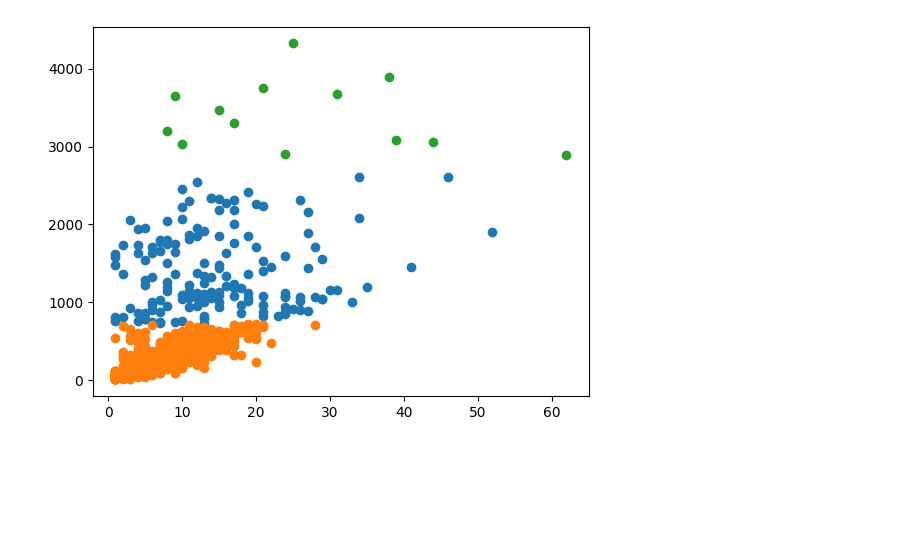
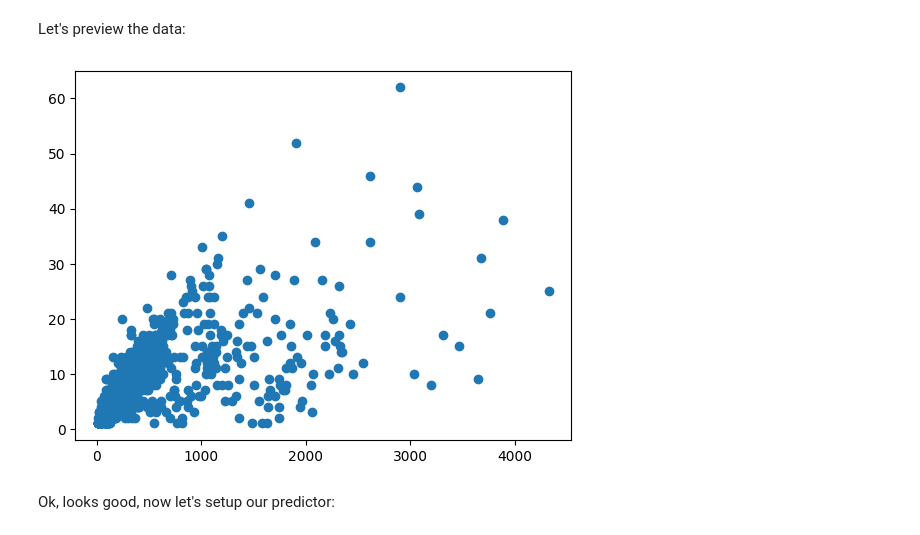
Before and after one commit to xMort/gdc-jupyter, a Jupyter notebook: templates/cluster.ipynb, the cells around one changed output. Saved outputs shown, nothing was run; the diff lists cells and outputs as text; code cells hidden in the pictures; blank space fills up the shorter version.

Commit message:
Refactor the clusters

```diff
--- a/templates/cluster.ipynb
+++ b/templates/cluster.ipynb
@@ -9,4 +8,12 @@ analyzer.show_data()
-# %%
-result = analyzer.cluster(cluster_count=3, threshold=0.08)
-# %% [output]
-[figure, removed]
+# %% [markdown]
+Let's preview the data:
+# %%
+plt.scatter(
+    df[df.columns[0]],
+    df[df.columns[1]]
+)
+plt.show()
+# %% [output]
+[figure, added]
+# %% [markdown]
+Ok, looks good, now let's setup our predictor:
```
Also changed, not shown: parts of 14 cells of this notebook, 2 other files.
